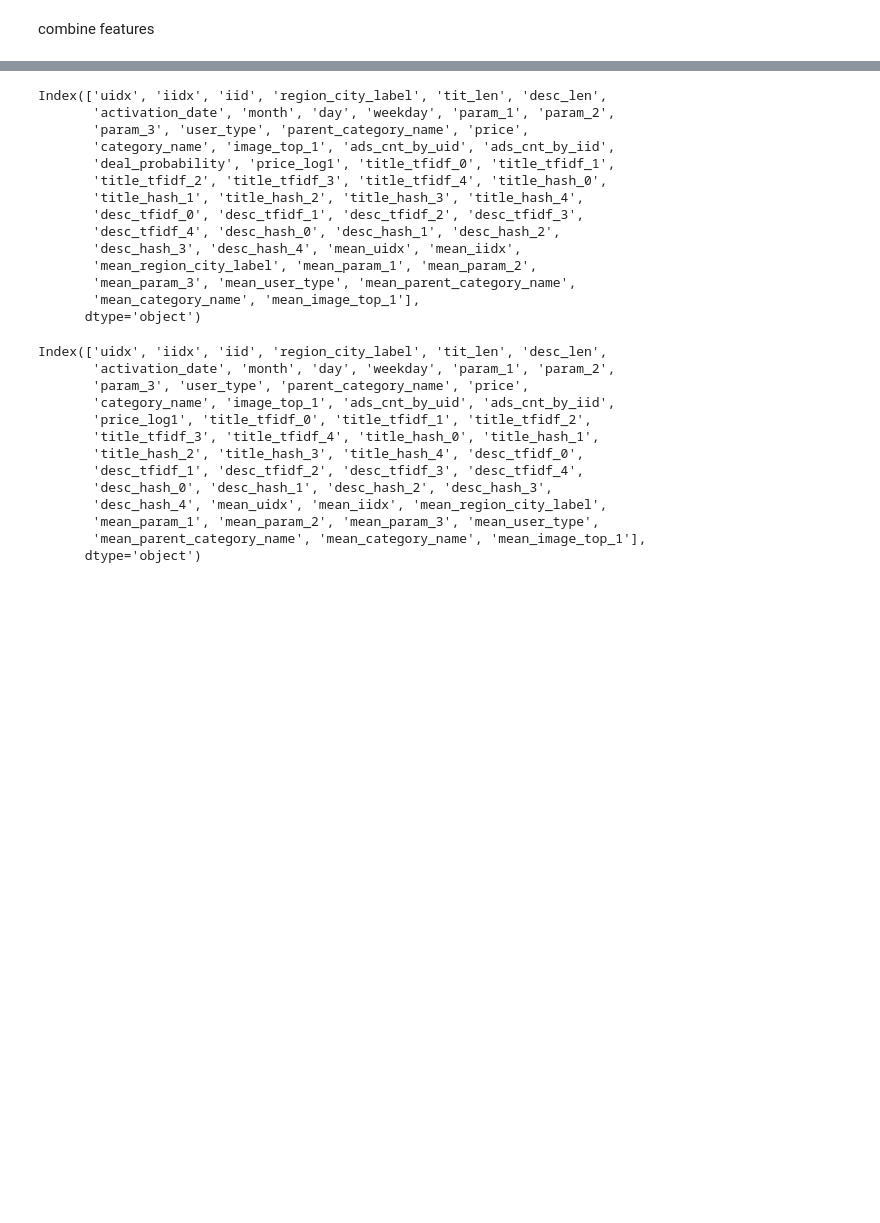
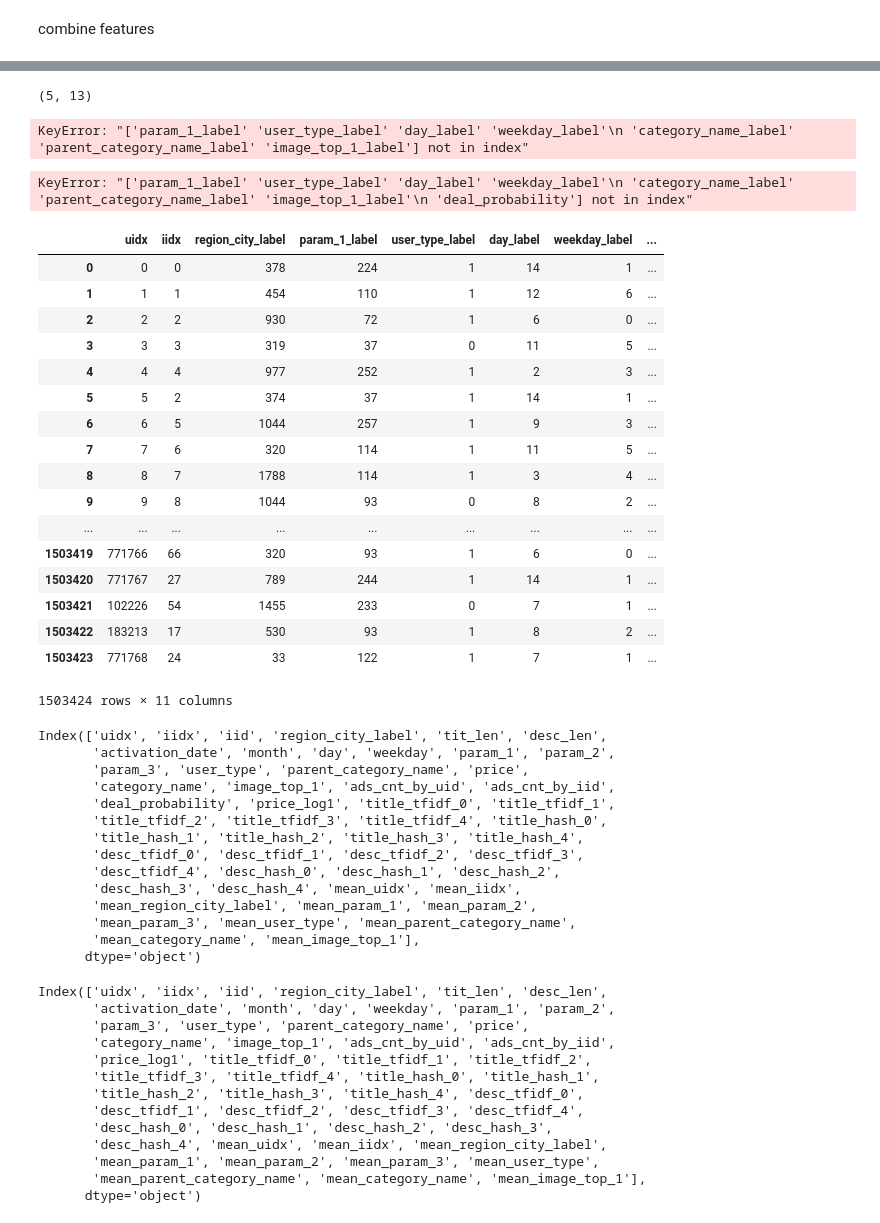
Before and after one commit to ihongChen/kaggle_Avito, a Jupyter notebook: src/lgb_model.ipynb, the cells around one changed output, grey strips where cells are left out. Drawn from its saved outputs; the diff is of its cells as text; code cells hidden in the pictures; blank space fills up the shorter version.

```diff
--- a/src/lgb_model.ipynb
+++ b/src/lgb_model.ipynb
@@ -122,6 +167,11 @@ combine features
 # df_train = pd.concat([df_train, df_zero_pred],axis=1)
 # df_train = pd.concat([df_train,df_trn_mean_target],axis=1)
 
-df_train = pd.concat([df_train, df_trn_text_feat, df_trn_mean_target],axis=1)
-df_test = pd.concat([df_test,df_test_text_feat, df_test_mean_target],axis=1)
+# df_train = pd.concat([df_train, df_trn_text_feat, df_trn_mean_target],axis=1)
+# df_test = pd.concat([df_test,df_test_text_feat, df_test_mean_target],axis=1)
+
+target = 'deal_probability'
+# sel_label_cols = [col + '_label' for col in label_cols]
+# selcols = ['uidx','iidx','region_city_label','ads_cnt_by_uid','ads_cnt_by_iid'] + sel_label_cols
+label_cols = [col for col list(df_train.columns) if col in 'label']
 # %% [output]
@@ -130,3 +179,39 @@ Wall time: 458 ms
+# %%
+df_train[selcols+[target]].head().shape
+# %% [output]
+(5, 13)
+# %%
+df_train = df_train[selcols + [target]]
+# %%
+df_test = df_test[selcols]
+# %% [output]
+KeyError: "['param_1_label' 'user_type_label' 'day_label' 'weekday_label'\n 'category_name_label' 'parent_category_name_label' 'image_top_1_label'] not in index"
+# %%
+sp_train = sp.hstack([df_trn_text_feat,sp_bow_txt_trn])
+sp_test  = sp.hstack([df_test_text_feat,sp_bow_txt_test])
+# %% [output]
+KeyError: "['param_1_label' 'user_type_label' 'day_label' 'weekday_label'\n 'category_name_label' 'parent_category_name_label' 'image_top_1_label'\n 'deal_probability'] not in index"
+# %%
+df_train[selcols+[target]]
+# %% [output]
+|  | uidx | iidx | region_city_label | param_1_label | user_type_label | day_label | weekday_label | ... |
+| 0 | 0 | 0 | 378 | 224 | 1 | 14 | 1 | ... |
+| 1 | 1 | 1 | 454 | 110 | 1 | 12 | 6 | ... |
+| 2 | 2 | 2 | 930 | 72 | 1 | 6 | 0 | ... |
+| 3 | 3 | 3 | 319 | 37 | 0 | 11 | 5 | ... |
+| 4 | 4 | 4 | 977 | 252 | 1 | 2 | 3 | ... |
+| 5 | 5 | 2 | 374 | 37 | 1 | 14 | 1 | ... |
+| 6 | 6 | 5 | 1044 | 257 | 1 | 9 | 3 | ... |
+| 7 | 7 | 6 | 320 | 114 | 1 | 11 | 5 | ... |
+| 8 | 8 | 7 | 1788 | 114 | 1 | 3 | 4 | ... |
+| 9 | 9 | 8 | 1044 | 93 | 0 | 8 | 2 | ... |
+| ... | ... | ... | ... | ... | ... | ... | ... | ... |
+| 1503419 | 771766 | 66 | 320 | 93 | 1 | 6 | 0 | ... |
+| 1503420 | 771767 | 27 | 789 | 244 | 1 | 14 | 1 | ... |
+| 1503421 | 102226 | 54 | 1455 | 233 | 0 | 7 | 1 | ... |
+| 1503422 | 183213 | 17 | 530 | 93 | 1 | 8 | 2 | ... |
+| 1503423 | 771768 | 24 | 33 | 122 | 1 | 7 | 1 | ... |
+1503424 rows × 11 columns
 # %%
 df_train.columns
 # %% [output]
```
Also changed, not shown: parts of 17 cells of this notebook, 4 other files.
